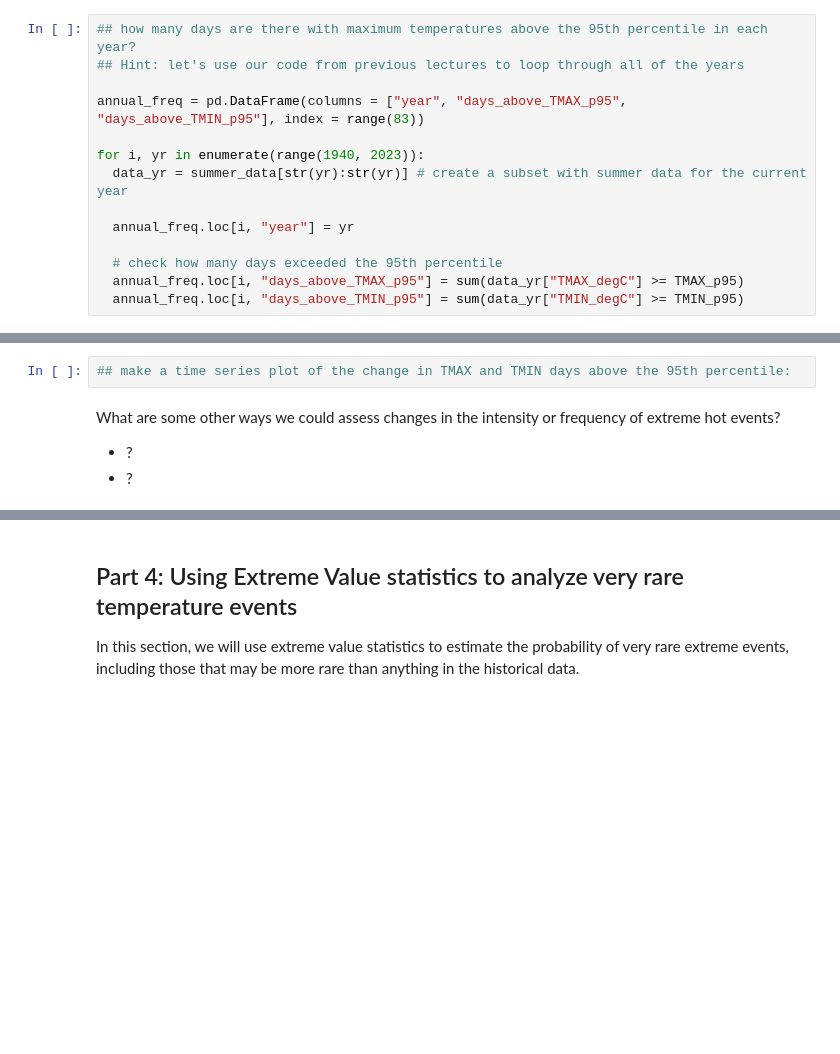
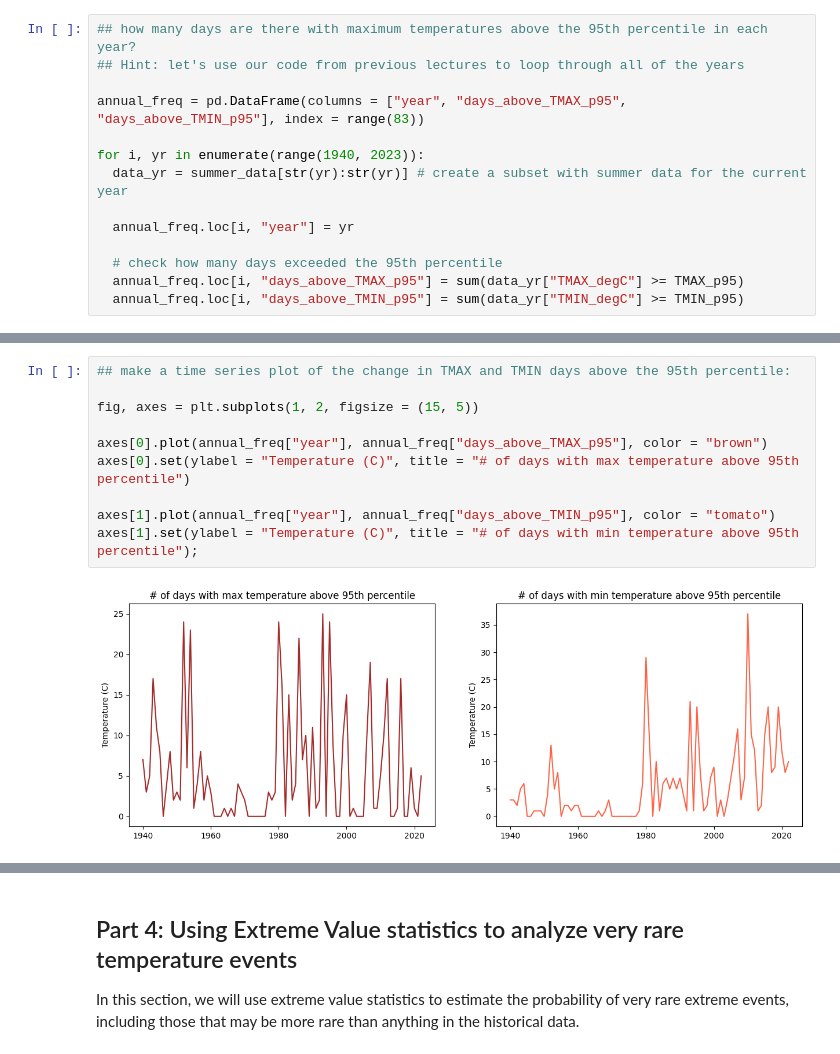
Before and after one commit to fdavenport/course-climate-change-impacts, a Jupyter notebook: lectures/06_Analyzing_Extreme_Events.ipynb, the cells around one changed output, grey strips where cells are left out. Drawn from its saved outputs; the diff is of its cells as text; blank space fills up the shorter version.

```diff
--- a/lectures/06_Analyzing_Extreme_Events.ipynb
+++ b/lectures/06_Analyzing_Extreme_Events.ipynb
@@ -199,8 +317,12 @@ annual_freq
-# %%
-## make a time series plot of the change in TMAX and TMIN days above the 95th percentile:
-# %% [markdown]
-What are some other ways we could assess changes in the intensity or frequency of extreme hot events?
-
-
-*   ?
-*   ?
+# %%
+## make a time series plot of the change in TMAX and TMIN days above the 95th percentile:
+
+fig, axes = plt.subplots(1, 2, figsize = (15, 5))
+
+axes[0].plot(annual_freq["year"], annual_freq["days_above_TMAX_p95"], color = "brown")
+axes[0].set(ylabel = "Temperature (C)", title = "# of days with max temperature above 95th percentile")
+
+axes[1].plot(annual_freq["year"], annual_freq["days_above_TMIN_p95"], color = "tomato")
+axes[1].set(ylabel = "Temperature (C)", title = "# of days with min temperature above 95th percentile");
+# %% [output]
+[figure, added]
```
Also changed, not shown: parts of 49 cells of this notebook.
